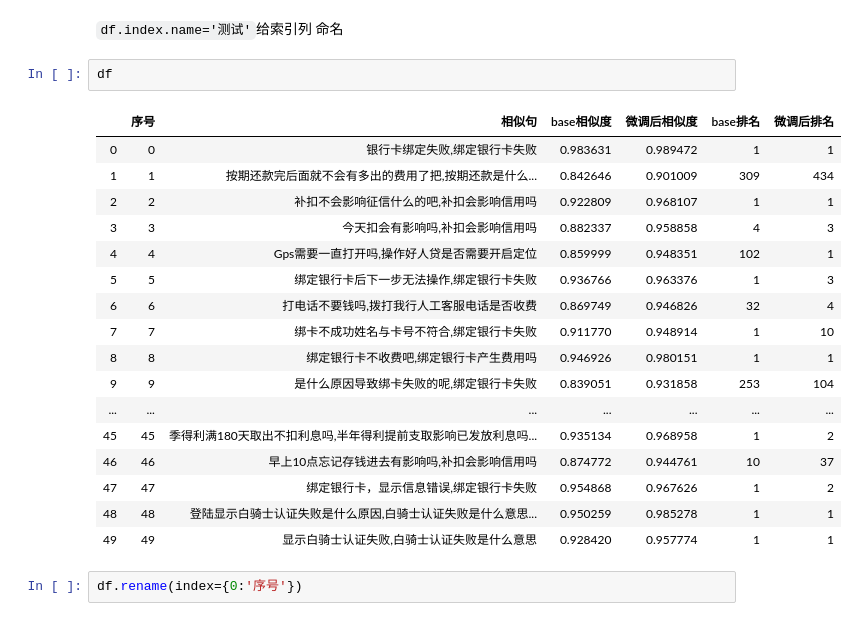
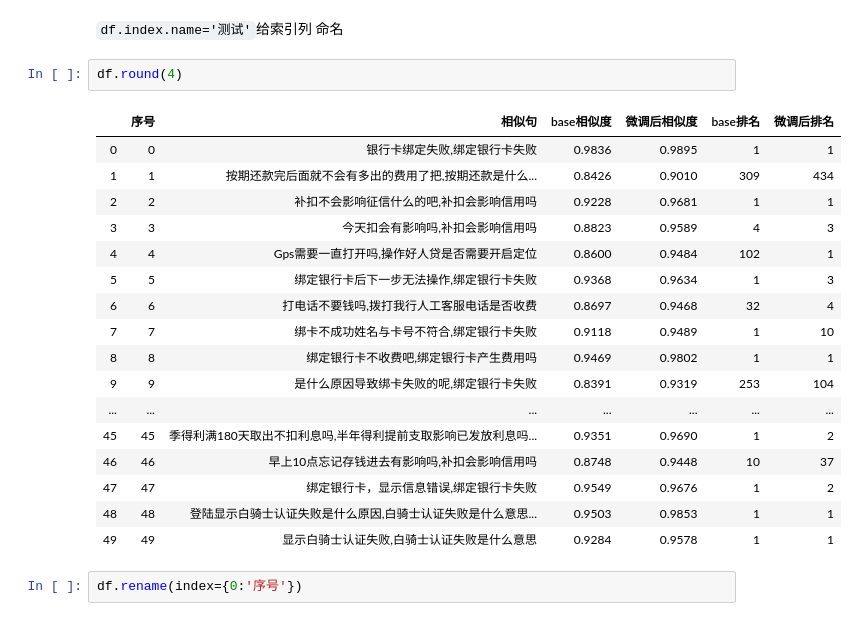
Before and after one commit to lca1070841799/myJupyter, a Jupyter notebook: 练习.ipynb, the cells around one changed output. Drawn from its saved outputs; the diff is of its cells as text.

```diff
--- a/练习.ipynb
+++ b/练习.ipynb
@@ -17,25 +32,25 @@ http://localhost:8888/?token=fd2c97cd68528a5210d065620c7e840b35da66b7d9800139 ::
 # %% [markdown]
 `df.index.name='测试'`给索引列 命名
 # %%
-df
+df.round(4)
 # %% [output]
 |  | 序号 | 相似句 | base相似度 | 微调后相似度 | base排名 | 微调后排名 |
-| 0 | 0 | 银行卡绑定失败,绑定银行卡失败 | 0.983631 | 0.989472 | 1 | 1 |
-| 1 | 1 | 按期还款完后面就不会有多出的费用了把,按期还款是什么... | 0.842646 | 0.901009 | 309 | 434 |
-| 2 | 2 | 补扣不会影响征信什么的吧,补扣会影响信用吗 | 0.922809 | 0.968107 | 1 | 1 |
-| 3 | 3 | 今天扣会有影响吗,补扣会影响信用吗 | 0.882337 | 0.958858 | 4 | 3 |
-| 4 | 4 | Gps需要一直打开吗,操作好人贷是否需要开启定位 | 0.859999 | 0.948351 | 102 | 1 |
-| 5 | 5 | 绑定银行卡后下一步无法操作,绑定银行卡失败 | 0.936766 | 0.963376 | 1 | 3 |
-| 6 | 6 | 打电话不要钱吗,拨打我行人工客服电话是否收费 | 0.869749 | 0.946826 | 32 | 4 |
-| 7 | 7 | 绑卡不成功姓名与卡号不符合,绑定银行卡失败 | 0.911770 | 0.948914 | 1 | 10 |
-| 8 | 8 | 绑定银行卡不收费吧,绑定银行卡产生费用吗 | 0.946926 | 0.980151 | 1 | 1 |
-| 9 | 9 | 是什么原因导致绑卡失败的呢,绑定银行卡失败 | 0.839051 | 0.931858 | 253 | 104 |
+| 0 | 0 | 银行卡绑定失败,绑定银行卡失败 | 0.9836 | 0.9895 | 1 | 1 |
+| 1 | 1 | 按期还款完后面就不会有多出的费用了把,按期还款是什么... | 0.8426 | 0.9010 | 309 | 434 |
+| 2 | 2 | 补扣不会影响征信什么的吧,补扣会影响信用吗 | 0.9228 | 0.9681 | 1 | 1 |
+| 3 | 3 | 今天扣会有影响吗,补扣会影响信用吗 | 0.8823 | 0.9589 | 4 | 3 |
+| 4 | 4 | Gps需要一直打开吗,操作好人贷是否需要开启定位 | 0.8600 | 0.9484 | 102 | 1 |
+| 5 | 5 | 绑定银行卡后下一步无法操作,绑定银行卡失败 | 0.9368 | 0.9634 | 1 | 3 |
+| 6 | 6 | 打电话不要钱吗,拨打我行人工客服电话是否收费 | 0.8697 | 0.9468 | 32 | 4 |
+| 7 | 7 | 绑卡不成功姓名与卡号不符合,绑定银行卡失败 | 0.9118 | 0.9489 | 1 | 10 |
+| 8 | 8 | 绑定银行卡不收费吧,绑定银行卡产生费用吗 | 0.9469 | 0.9802 | 1 | 1 |
+| 9 | 9 | 是什么原因导致绑卡失败的呢,绑定银行卡失败 | 0.8391 | 0.9319 | 253 | 104 |
 | ... | ... | ... | ... | ... | ... | ... |
-| 45 | 45 | 季得利满180天取出不扣利息吗,半年得利提前支取影响已发放利息吗... | 0.935134 | 0.968958 | 1 | 2 |
-| 46 | 46 | 早上10点忘记存钱进去有影响吗,补扣会影响信用吗 | 0.874772 | 0.944761 | 10 | 37 |
-| 47 | 47 | 绑定银行卡，显示信息错误,绑定银行卡失败 | 0.954868 | 0.967626 | 1 | 2 |
-| 48 | 48 | 登陆显示白骑士认证失败是什么原因,白骑士认证失败是什么意思... | 0.950259 | 0.985278 | 1 | 1 |
-| 49 | 49 | 显示白骑士认证失败,白骑士认证失败是什么意思 | 0.928420 | 0.957774 | 1 | 1 |
+| 45 | 45 | 季得利满180天取出不扣利息吗,半年得利提前支取影响已发放利息吗... | 0.9351 | 0.9690 | 1 | 2 |
+| 46 | 46 | 早上10点忘记存钱进去有影响吗,补扣会影响信用吗 | 0.8748 | 0.9448 | 10 | 37 |
+| 47 | 47 | 绑定银行卡，显示信息错误,绑定银行卡失败 | 0.9549 | 0.9676 | 1 | 2 |
+| 48 | 48 | 登陆显示白骑士认证失败是什么原因,白骑士认证失败是什么意思... | 0.9503 | 0.9853 | 1 | 1 |
+| 49 | 49 | 显示白骑士认证失败,白骑士认证失败是什么意思 | 0.9284 | 0.9578 | 1 | 1 |
 # %%
 df.rename(index={0:'序号'})
 # %% [output]
```
Also changed, not shown: parts of 2 cells of this notebook, 2 other files.
